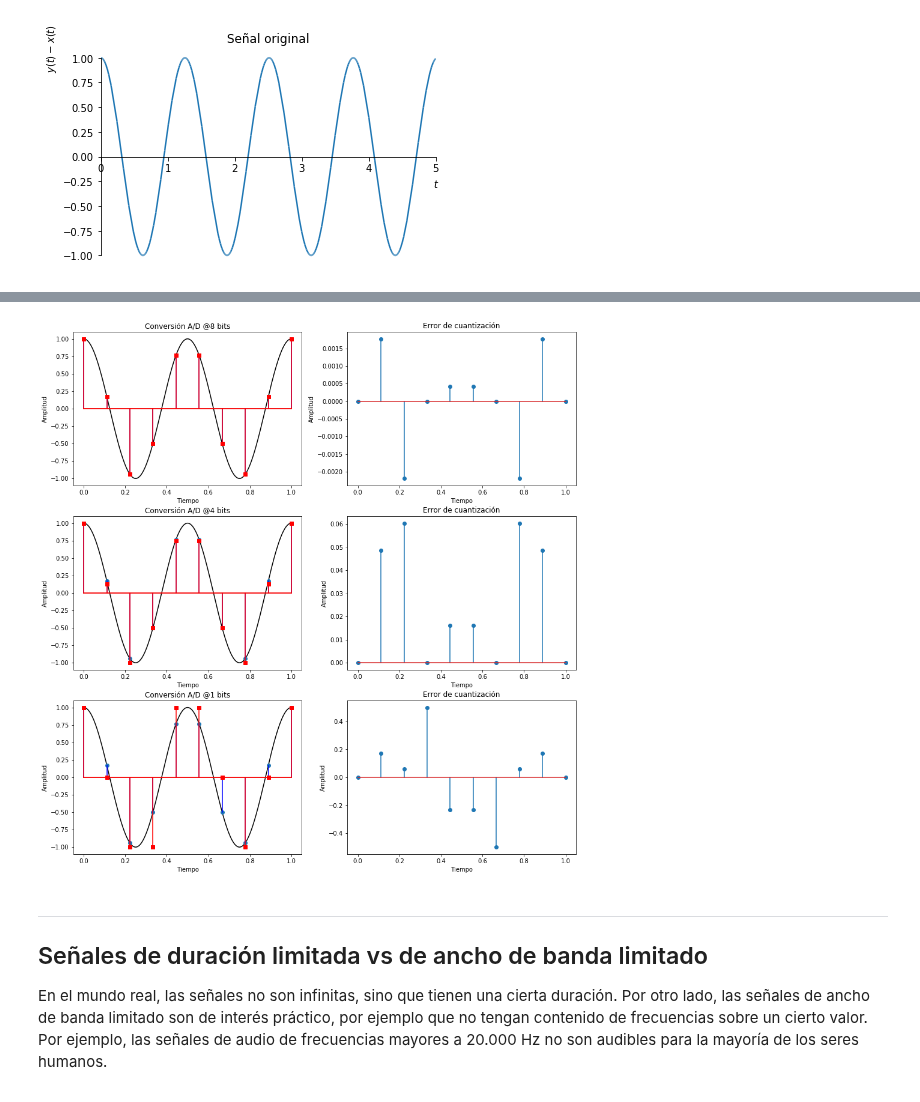
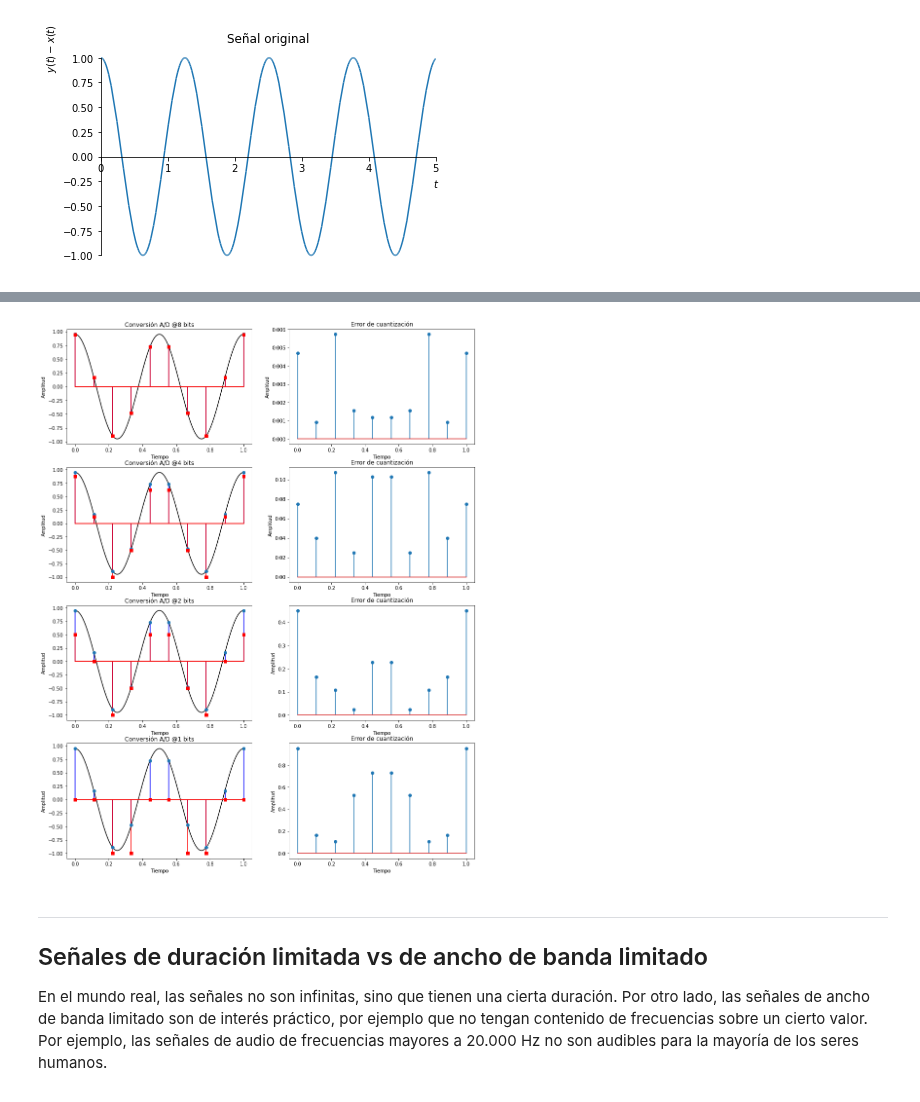
Before and after one commit to rodrigocadiz/senales_y_sistemas, a Jupyter notebook: 23-Muestreo_e_interpolacion.ipynb, the cells around one changed output, grey strips where cells are left out. Saved outputs shown, nothing was run; the diff lists cells and outputs as text; code cells hidden in the pictures.

```diff
--- a/23-Muestreo_e_interpolacion.ipynb
+++ b/23-Muestreo_e_interpolacion.ipynb
@@ -372,106 +372,112 @@ sample_number       = np.int(time_of_view / sampling_period);
 sampling_time       = np.linspace (0, time_of_view, sample_number);
 
 carrier_frequency   = 2;
-amplitude           = 1;
+amplitude           = 0.95;
 phase               = 0;
-
-
-
-
-quantizing_bits     = 8;
-quantizing_levels   = 2 ** quantizing_bits / 2;
-quantizing_step     = 1 / quantizing_levels;
 
 def analog_signal (time_point):
     return amplitude * np.cos (2 * np.pi * carrier_frequency * time_point + phase);
 
 sampling_signal     = analog_signal(sampling_time);
-quantizing_signal   = np.round(sampling_signal / quantizing_step) * quantizing_step;
 
 
-plt.figure(figsize=(15,16))
+# -------
+quantizing_bits     = 8;
+quantizing_levels   = 2 ** quantizing_bits / 2;
+quantizing_step     = 1 / quantizing_levels;
 
 
-plt.subplot(3,2,1)
+quantizing_signal   = np.floor(sampling_signal / quantizing_step) * quantizing_step;
+
+
+plt.figure(figsize=(15,20))
+
+
+plt.subplot(4,2,1)
 plt.plot (analog_time,   analog_signal (analog_time),'k-' );
-plt.stem (sampling_time, sampling_signal,'b-');
-plt.stem (sampling_time, quantizing_signal, linefmt='r-', markerfmt='rs', basefmt='r-');
+plt.stem (sampling_time, sampling_signal,'b-',use_line_collection=True);
+plt.stem (sampling_time, quantizing_signal, linefmt='r-', markerfmt='rs', basefmt='r-',use_line_collection=True);
 plt.title("Conversión A/D @%d bits" %(quantizing_bits))
 plt.xlabel("Tiempo")
 plt.ylabel("Amplitud")
 
 
-plt.subplot(3,2,2)
-plt.stem (sampling_time, sampling_signal-quantizing_signal);
+plt.subplot(4,2,2)
+plt.stem (sampling_time, sampling_signal-quantizing_signal,use_line_collection=True);
 plt.title("Error de cuantización")
 plt.xlabel("Tiempo")
 plt.ylabel("Amplitud")
 
-quantizing_bits     = 3;
-quantizing_levels   = 2 ** quantizing_bits / 2;
-quantizing_step     = 1 / quantizing_levels;
-
-quantizing_signal   = np.round(sampling_signal / quantizing_step) * quantizing_step;
+# -------
 quantizing_bits     = 4;
 quantizing_levels   = 2 ** quantizing_bits / 2;
 quantizing_step     = 1 / quantizing_levels;
 
-
-quantizing_signal   = np.round(sampling_signal / quantizing_step) * quantizing_step;
+quantizing_signal   = np.floor(sampling_signal / quantizing_step) * quantizing_step;
 
 
-plt.subplot(3,2,3)
+plt.subplot(4,2,3)
 plt.plot (analog_time,   analog_signal (analog_time),'k-' );
-plt.stem (sampling_time, sampling_signal,'b-');
-plt.stem (sampling_time, quantizing_signal, linefmt='r-', markerfmt='rs', basefmt='r-');
+plt.stem (sampling_time, sampling_signal,'b-',use_line_collection=True);
+plt.stem (sampling_time, quantizing_signal, linefmt='r-', markerfmt='rs', basefmt='r-',use_line_collection=True);
 plt.title("Conversión A/D @%d bits" %(quantizing_bits))
 plt.xlabel("Tiempo")
 plt.ylabel("Amplitud")
 
 
-plt.subplot(3,2,4)
-plt.stem (sampling_time, sampling_signal-quantizing_signal);
+plt.subplot(4,2,4)
+plt.stem (sampling_time, sampling_signal-quantizing_signal,use_line_collection=True);
 plt.title("Error de cuantización")
 plt.xlabel("Tiempo")
 plt.ylabel("Amplitud")
 
-quantizing_bits     = 3;
-quantizing_levels   = 2 ** quantizing_bits / 2;
+# -------
+quantizing_bits     = 2;
+quantizing_levels   = 2 ** (quantizing_bits) /2;
 quantizing_step     = 1 / quantizing_levels;
 
-quantizing_signal   = np.round(sampling_signal / quantizing_step) * quantizing_step;
+quantizing_signal   = np.floor(sampling_signal / quantizing_step) * quantizing_step;
 
-quantizing_bits     = 1;
-quantizing_levels   = 2 ** quantizing_bits / 2;
-quantizing_step     = 1 / quantizing_levels;
-
-quantizing_signal   = np.round(sampling_signal / quantizing_step) * quantizing_step;
-
-plt.subplot(3,2,5)
+plt.subplot(4,2,5)
 plt.plot (analog_time,   analog_signal (analog_time),'k-' );
-plt.stem (sampling_time, sampling_signal,'b-');
-plt.stem (sampling_time, quantizing_signal, linefmt='r-', markerfmt='rs', basefmt='r-');
+plt.stem (sampling_time, sampling_signal,'b-',use_line_collection=True);
+plt.stem (sampling_time, quantizing_signal, linefmt='r-', markerfmt='rs', basefmt='r-',use_line_collection=True);
 plt.title("Conversión A/D @%d bits" %(quantizing_bits))
 plt.xlabel("Tiempo")
 plt.ylabel("Amplitud")
 
 
-plt.subplot(3,2,6)
-plt.stem (sampling_time, sampling_signal-quantizing_signal);
+plt.subplot(4,2,6)
+plt.stem (sampling_time, sampling_signal-quantizing_signal,use_line_collection=True);
 plt.title("Error de cuantización")
 plt.xlabel("Tiempo")
 plt.ylabel("Amplitud")
 
-quantizing_bits     = 3;
-quantizing_levels   = 2 ** quantizing_bits / 2;
+# -------
+quantizing_bits     = 1;
+quantizing_levels   = 2 ** (quantizing_bits) /2;
 quantizing_step     = 1 / quantizing_levels;
 
-quantizing_signal   = np.round(sampling_signal / quantizing_step) * quantizing_step;
+quantizing_signal   = np.floor(sampling_signal / quantizing_step) * quantizing_step;
+
+plt.subplot(4,2,7)
+plt.plot (analog_time,   analog_signal (analog_time),'k-' );
+plt.stem (sampling_time, sampling_signal,'b-',use_line_collection=True);
+plt.stem (sampling_time, quantizing_signal, linefmt='r-', markerfmt='rs', basefmt='r-',use_line_collection=True);
+plt.title("Conversión A/D @%d bits" %(quantizing_bits))
+plt.xlabel("Tiempo")
+plt.ylabel("Amplitud")
 
 
+plt.subplot(4,2,8)
+plt.stem (sampling_time, sampling_signal-quantizing_signal,use_line_collection=True);
+plt.title("Error de cuantización")
+plt.xlabel("Tiempo")
+plt.ylabel("Amplitud")
+
 plt.show()
 # %% [output]
-[figure, old version]
+[figure, new version]
 # %% [markdown]
 ***
 ## Señales de duración limitada vs de ancho de banda limitado
```
Also changed, not shown: parts of 3 cells of this notebook.
